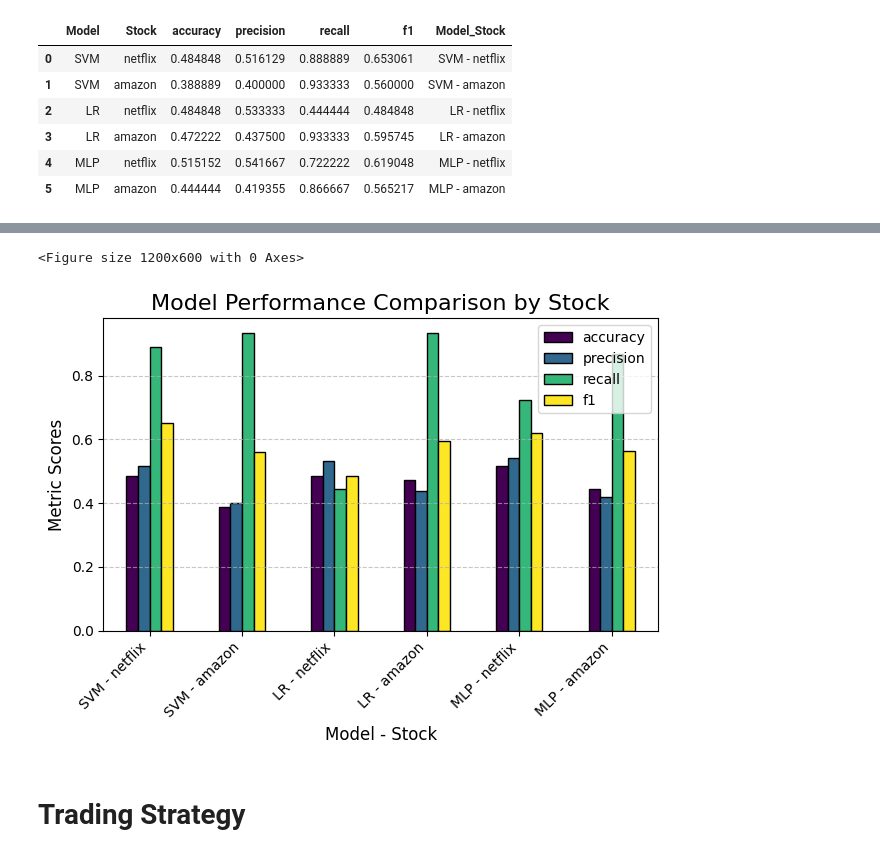
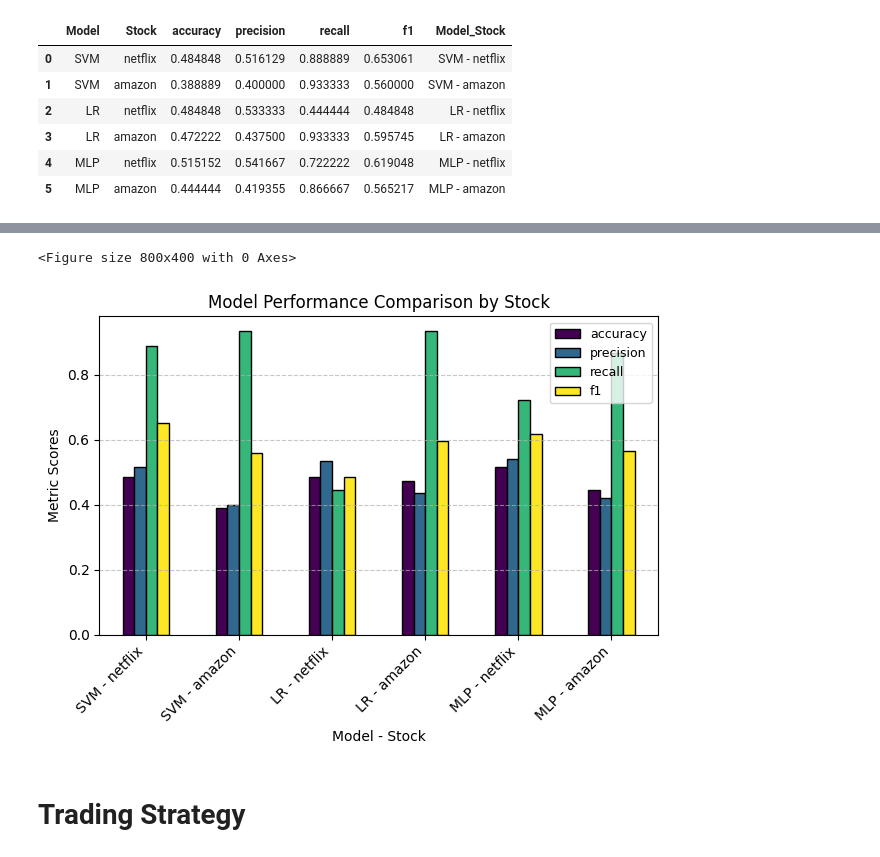
Before and after one commit to Ilse-hutten/tweet-stock-prediction, a Jupyter notebook: notebooks/model_training_02.ipynb, the cells around one changed output, grey strips where cells are left out. Saved outputs shown, nothing was run; the diff lists cells and outputs as text; code cells hidden in the pictures.

Commit message:
updated correct size images

```diff
--- a/notebooks/model_training_02.ipynb
+++ b/notebooks/model_training_02.ipynb
@@ -927,29 +909,29 @@ plt.show()
 # %%
 # Set the index to the combined label
 df_plot = df_metrics.set_index("Model_Stock")[["accuracy", "precision", "recall", "f1"]]
 
 # Plot comparison
-plt.figure(figsize=(12, 6))
+plt.figure(figsize=(8, 4))
 df_plot.plot(
     kind="bar",
     colormap="viridis",
     edgecolor="black",
 )
 
-plt.title("Model Performance Comparison by Stock", fontsize=16)
-plt.xlabel("Model - Stock", fontsize=12)
-plt.ylabel("Metric Scores", fontsize=12)
+plt.title("Model Performance Comparison by Stock", fontsize=12)
+plt.xlabel("Model - Stock", fontsize=10)
+plt.ylabel("Metric Scores", fontsize=10)
 plt.xticks(rotation=45, ha="right")
-plt.legend(loc="upper right", fontsize=10)
+plt.legend(loc="upper right", fontsize=9)
 plt.tight_layout()
 plt.grid(axis="y", linestyle="--", alpha=0.7)
 
 # Save the figure
 plt.savefig("images/model_performance.png", bbox_inches="tight", dpi=300)
 plt.show()
 # %% [output]
-<Figure size 1200x600 with 0 Axes>
+<Figure size 800x400 with 0 Axes>
-[figure, old version]
+[figure, new version]
 # %% [markdown]
 
 #  **Trading Strategy**
```
Also changed, not shown: parts of 5 cells of this notebook, 4 other files.
